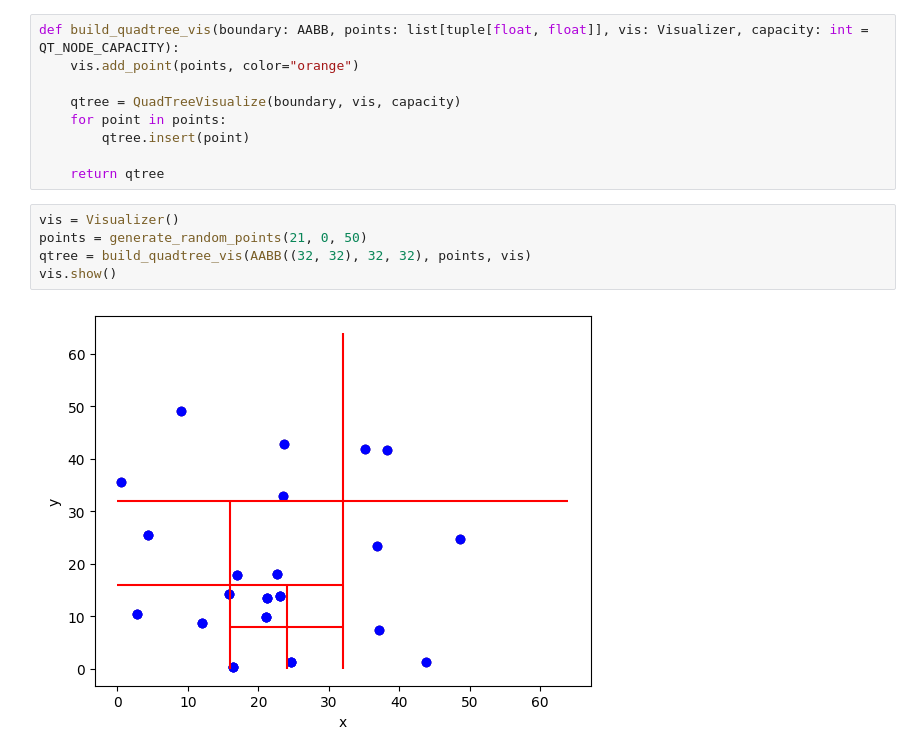
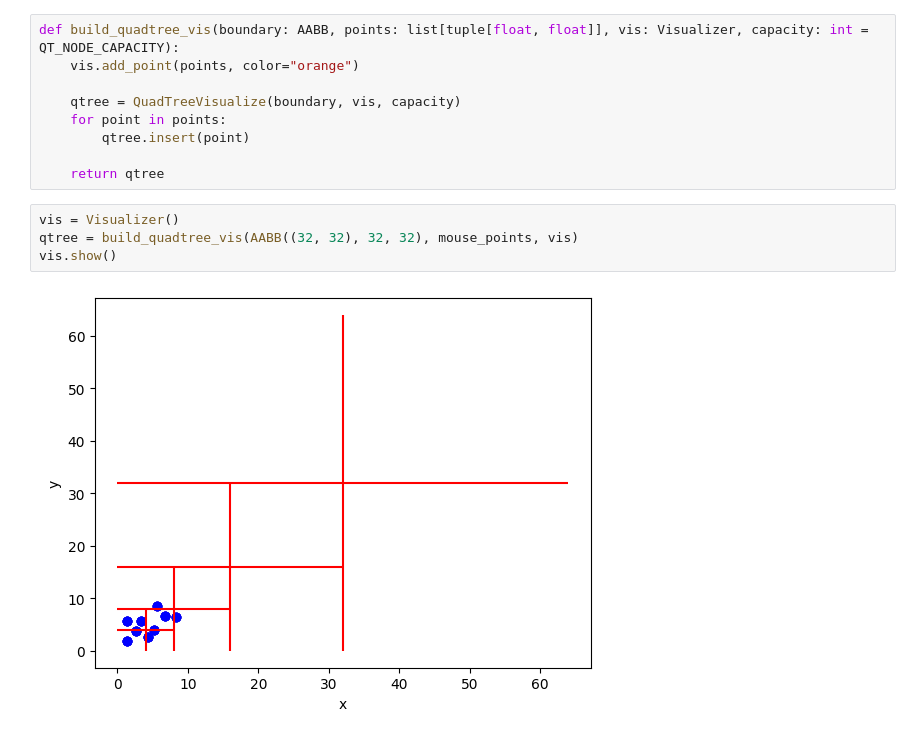
Before and after one commit to JanKaczmarski/quadTree_vs_kdTree_project, a Jupyter notebook: quadtree.ipynb, the cells around one changed output. Drawn from its saved outputs; the diff is of its cells as text.

```diff
--- a/quadtree.ipynb
+++ b/quadtree.ipynb
@@ -319,9 +460,8 @@ def build_quadtree_vis(boundary: AABB, points: list[tuple[float, float]], vis: V
     return qtree
 # %%
 vis = Visualizer()
-points = generate_random_points(21, 0, 50)
-qtree = build_quadtree_vis(AABB((32, 32), 32, 32), points, vis)
+qtree = build_quadtree_vis(AABB((32, 32), 32, 32), mouse_points, vis)
 vis.show()
 # %% [output]
-[figure, old version]
+[figure, new version]
 # %%
```
Also changed, not shown: parts of 8 cells of this notebook, 3 other files.
